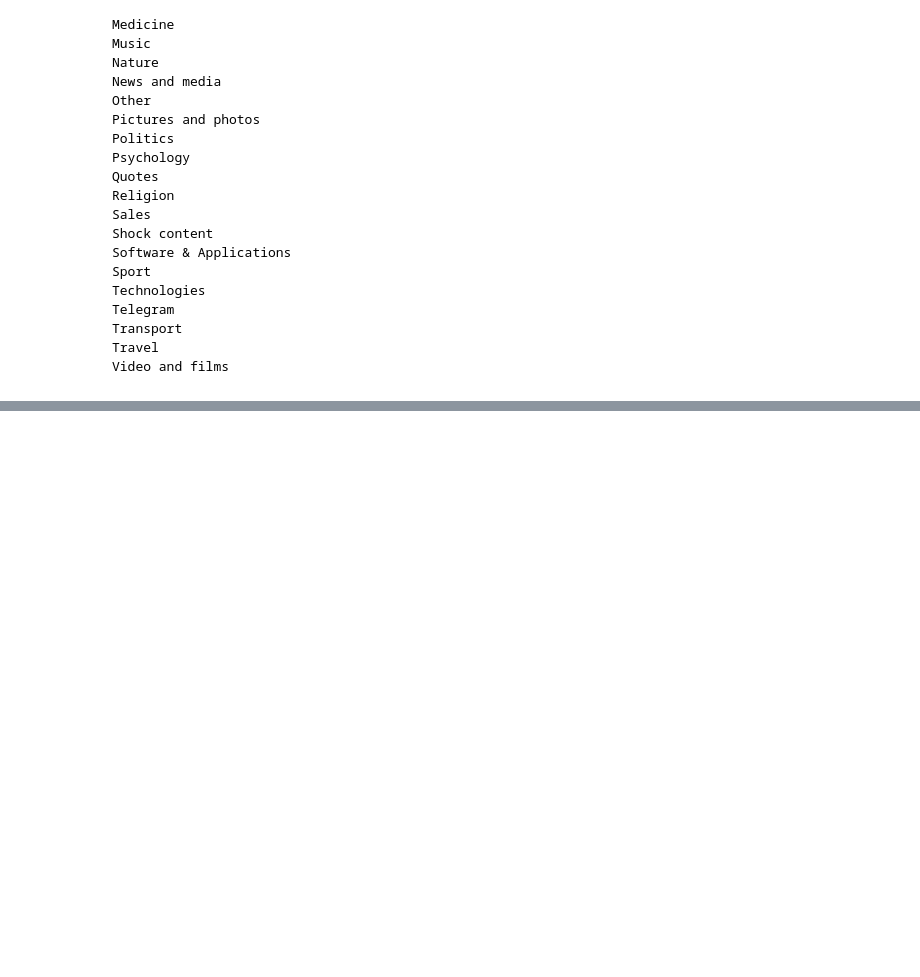
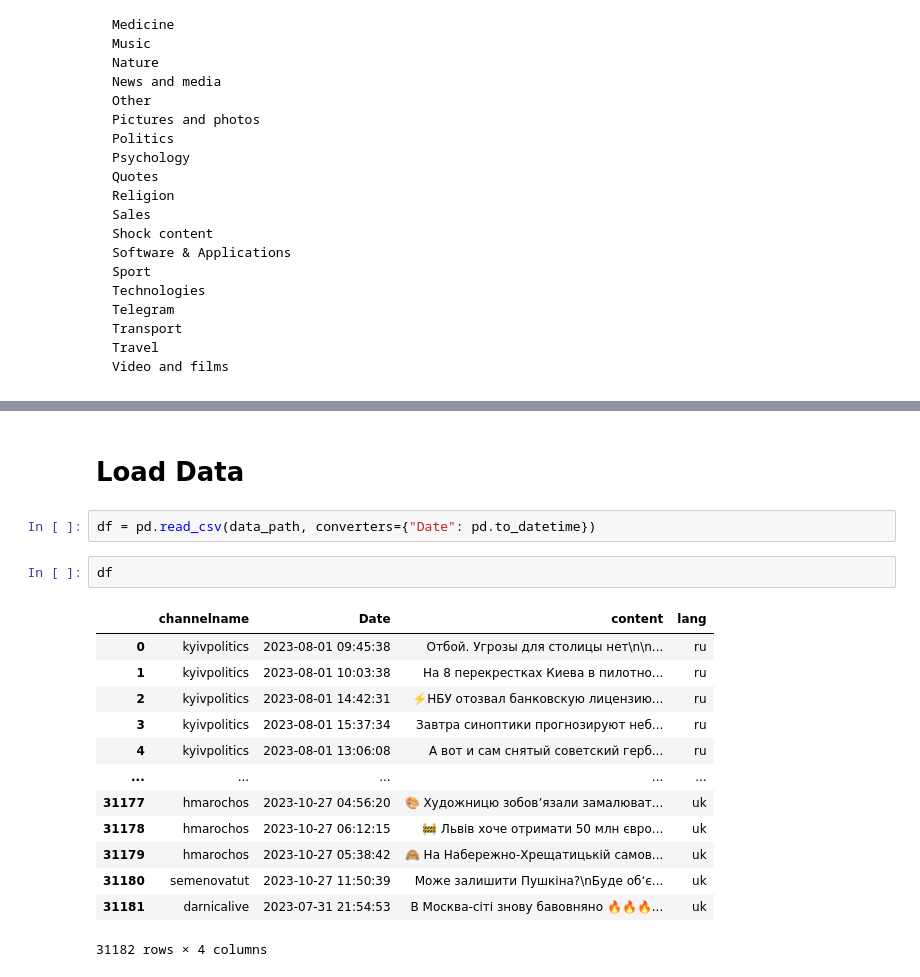
Before and after one commit to NochnoyRitzar/iasa_nlp_course, a Jupyter notebook: Lecture_7/IASA_NLP_Course_Homework7.ipynb, the cells around one changed output, grey strips where cells are left out. Saved outputs shown, nothing was run; the diff lists cells and outputs as text; blank space fills up the shorter version.

```diff
--- a/Lecture_7/IASA_NLP_Course_Homework7.ipynb
+++ b/Lecture_7/IASA_NLP_Course_Homework7.ipynb
@@ -65,0 +128,20 @@ Video and films
+# %% [markdown]
+# Load Data
+# %%
+df = pd.read_csv(data_path, converters={"Date": pd.to_datetime})
+# %%
+df
+# %% [output]
+|  | channelname | Date | content | lang |
+| 0 | kyivpolitics | 2023-08-01 09:45:38 | Отбой. Угрозы для столицы нет\n\n... | ru |
+| 1 | kyivpolitics | 2023-08-01 10:03:38 | На 8 перекрестках Киева в пилотно... | ru |
+| 2 | kyivpolitics | 2023-08-01 14:42:31 | ⚡️НБУ отозвал банковскую лицензию... | ru |
+| 3 | kyivpolitics | 2023-08-01 15:37:34 | Завтра синоптики прогнозируют неб... | ru |
+| 4 | kyivpolitics | 2023-08-01 13:06:08 | А вот и сам снятый советский герб... | ru |
+| ... | ... | ... | ... | ... |
+| 31177 | hmarochos | 2023-10-27 04:56:20 | 🎨 Художницю зобовʼязали замалюват... | uk |
+| 31178 | hmarochos | 2023-10-27 06:12:15 | 🚧 Львів хоче отримати 50 млн євро... | uk |
+| 31179 | hmarochos | 2023-10-27 05:38:42 | 🙈 На Набережно-Хрещатицькій самов... | uk |
+| 31180 | semenovatut | 2023-10-27 11:50:39 | Може залишити Пушкіна?\nБуде об‘є... | uk |
+| 31181 | darnicalive | 2023-07-31 21:54:53 | В Москва-сіті знову бавовняно 🔥🔥🔥... | uk |
+31182 rows × 4 columns
```
Also changed, not shown: parts of 28 cells of this notebook, 5 other files.
